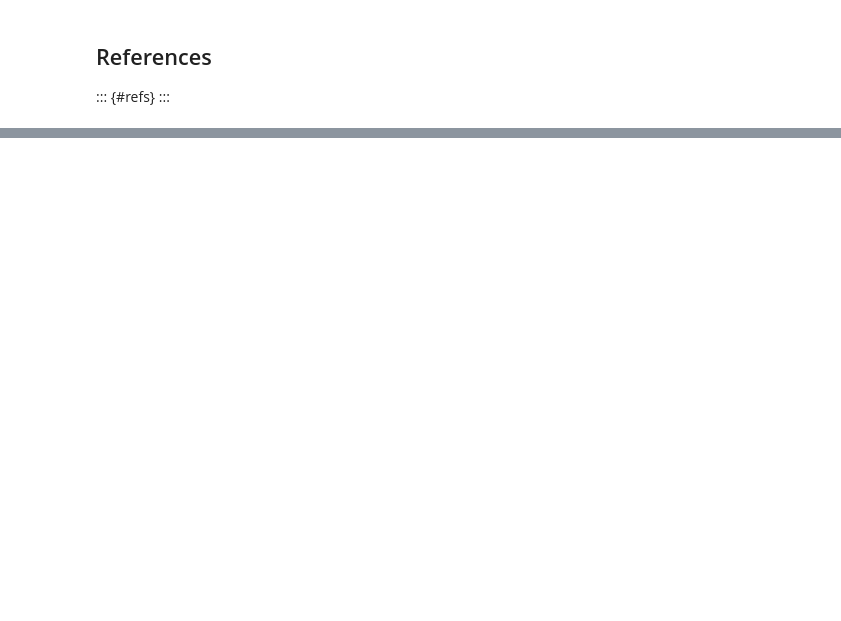
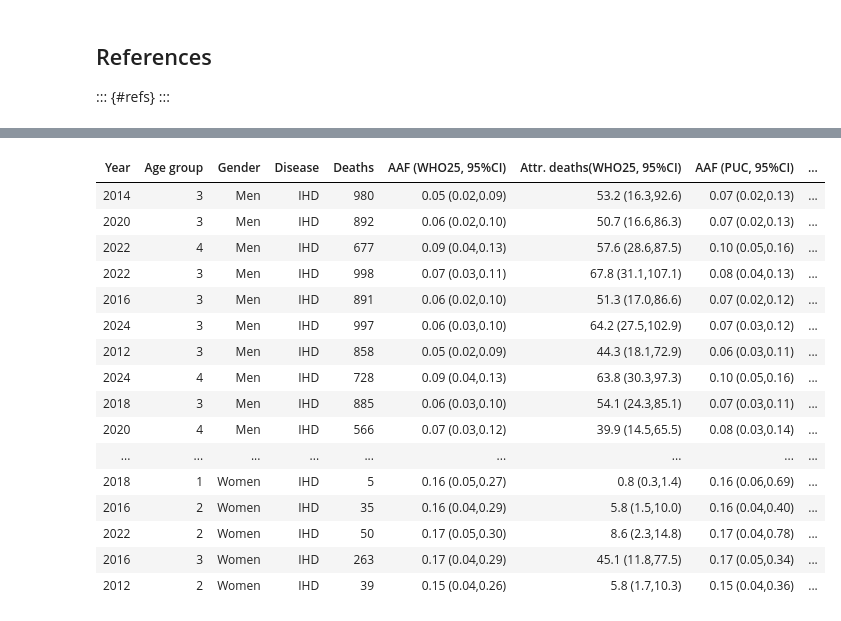
Before and after one commit to ACC1240138/expandPIF, a Jupyter notebook: __andres_control/expand_pif.ipynb, the cells around one changed output, grey strips where cells are left out. Drawn from its saved outputs; the diff is of its cells as text; code cells hidden in the pictures; blank space fills up the shorter version.

Commit message:
Updated expand PIF with a test of IHD and IS estimated AAF based on RRs from WHO vs. Table 5 of PUCs study.

```diff
--- a/__andres_control/expand_pif.ipynb
+++ b/__andres_control/expand_pif.ipynb
@@ -5260,0 +5806,75 @@ R packages
+# %%
+# Diagnostic table: compare AAF-scale and death-scale differences
+
+tbl_comp_table5_who25_ihd_is<-
+adam_cv_mort |>
+  dplyr::mutate(aaf = sprintf("%.2f (%.2f,%.2f)", point, lower, upper)) |>
+  dplyr::mutate(mort = n*point) |>
+  dplyr::mutate(attr_d = sprintf("%.1f (%.1f,%.1f)", n*point, n*lower, n*upper)) |>
+  dplyr::select(year, age_group, gender, disease, n, point, aaf, mort, attr_d) |>
+  dplyr::left_join(
+    table5_cv_mort |>
+      dplyr::mutate(aaf = sprintf("%.2f (%.2f,%.2f)", point, lower, upper)) |>
+      dplyr::mutate(mort = n*point) |>
+      dplyr::mutate(attr_d = sprintf("%.1f (%.1f,%.1f)", n*point, n*lower, n*upper)) |>
+      dplyr::select(year, age_group, gender, disease, point, aaf, mort, attr_d),
+    by = c("year", "age_group", "gender", "disease"),
+    suffix = c(".WHO2025", ".Table5PUC")
+  ) |>
+  dplyr::mutate(
+    delta_aaf = point.Table5PUC - point.WHO2025,
+    delta_deaths = mort.Table5PUC - mort.WHO2025,
+    pct_delta_deaths = dplyr::if_else(
+      abs(mort.WHO2025) > 0,
+      100 * delta_deaths / abs(mort.WHO2025),
+      NA_real_
+    )
+  ) |>
+  dplyr::mutate(disease= ifelse(grepl("Stroke",disease),"IS","IHD")) |>
+  dplyr::mutate(gender= ifelse(grepl("Hombre",gender),"Men","Women")) |>
+  dplyr::mutate(point.WHO2025 = sprintf("%.3f", point.WHO2025)) |>
+  dplyr::mutate(point.Table5PUC = sprintf("%.3f", point.Table5PUC)) |>
+  dplyr::mutate(mort.WHO2025 = sprintf("%.1f", mort.WHO2025)) |>
+  dplyr::mutate(point.Table5PUC = sprintf("%.3f",  readr::parse_number(point.Table5PUC))) |>
+  dplyr::mutate(mort.Table5PUC = sprintf("%.1f",  mort.Table5PUC)) |>
+  dplyr::mutate(delta_aaf = sprintf("%.3f",  delta_aaf)) |>
+  dplyr::mutate(pct_delta_deaths = sprintf("%.1f",  pct_delta_deaths)) |>
+  dplyr::arrange(dplyr::desc(abs(delta_deaths))) |>
+  dplyr::mutate(delta_deaths = sprintf("%.1f",  delta_deaths)) |>
+  dplyr::select(-any_of(c("point.WHO2025","mort.WHO2025","point.Table5PUC", "mort.Table5PUC"))) |>
+  knitr::kable(
+    format = "html",
+    col.names = c("Year",
+                "Age group",
+                "Gender",
+                "Disease",
+                "Deaths",
+                #"AAF (WHO25)", #point.WHO2025
+                "AAF (WHO25, 95%CI)", # aaf.WHO2025
+                #"Attr. deaths(WHO25)", # mort.WHO2025
+                "Attr. deaths(WHO25, 95%CI)", # attr_d.WHO2025
+                #"AAF (PUC)",  # point.Table5PUC
+                "AAF (PUC, 95%CI)", # aaf.Table5PUC
+                #"Attr. deaths (PUC)", # mort.Table5PUC
+                "Attr. deaths (PUC, 95%CI)", # attr_d.Table5PUC
+                "delta AAFs", # delta_aaf
+                "delta deaths", # delta_deaths
+                "% delta deaths" # pct_delta_deaths
+              )
+            )
+caption_tbl5_who25_ihd_is_html <- htmltools::tags$p(
+  style = "font-family: Arial, sans-serif; font-size: 0.95em; font-weight: bold; margin-bottom: 0.3em;",
+  "Attributed deaths using the WHO age-sex RRs vs. Table 5 fom PUC's study",
+  htmltools::tags$br(),
+  htmltools::tags$span(
+    style = "font-weight: normal; font-size: 0.9em;",
+    ""
+  )
+)
+htmltools::browsable(
+  htmltools::tags$div(
+    caption_tbl5_who25_ihd_is_html,
+    htmltools::HTML(tbl_comp_table5_who25_ihd_is)
+  )
+)
+# %% [output]
@@ -5260,0 +5882,17 @@ R packages
+| Year | Age group | Gender | Disease | Deaths | AAF (WHO25, 95%CI) | Attr. deaths(WHO25, 95%CI) | AAF (PUC, 95%CI) | ... |
+| 2014 | 3 | Men | IHD | 980 | 0.05 (0.02,0.09) | 53.2 (16.3,92.6) | 0.07 (0.02,0.13) | ... |
+| 2020 | 3 | Men | IHD | 892 | 0.06 (0.02,0.10) | 50.7 (16.6,86.3) | 0.07 (0.02,0.13) | ... |
+| 2022 | 4 | Men | IHD | 677 | 0.09 (0.04,0.13) | 57.6 (28.6,87.5) | 0.10 (0.05,0.16) | ... |
+| 2022 | 3 | Men | IHD | 998 | 0.07 (0.03,0.11) | 67.8 (31.1,107.1) | 0.08 (0.04,0.13) | ... |
+| 2016 | 3 | Men | IHD | 891 | 0.06 (0.02,0.10) | 51.3 (17.0,86.6) | 0.07 (0.02,0.12) | ... |
+| 2024 | 3 | Men | IHD | 997 | 0.06 (0.03,0.10) | 64.2 (27.5,102.9) | 0.07 (0.03,0.12) | ... |
+| 2012 | 3 | Men | IHD | 858 | 0.05 (0.02,0.09) | 44.3 (18.1,72.9) | 0.06 (0.03,0.11) | ... |
+| 2024 | 4 | Men | IHD | 728 | 0.09 (0.04,0.13) | 63.8 (30.3,97.3) | 0.10 (0.05,0.16) | ... |
+| 2018 | 3 | Men | IHD | 885 | 0.06 (0.03,0.10) | 54.1 (24.3,85.1) | 0.07 (0.03,0.11) | ... |
+| 2020 | 4 | Men | IHD | 566 | 0.07 (0.03,0.12) | 39.9 (14.5,65.5) | 0.08 (0.03,0.14) | ... |
+| ... | ... | ... | ... | ... | ... | ... | ... | ... |
+| 2018 | 1 | Women | IHD | 5 | 0.16 (0.05,0.27) | 0.8 (0.3,1.4) | 0.16 (0.06,0.69) | ... |
+| 2016 | 2 | Women | IHD | 35 | 0.16 (0.04,0.29) | 5.8 (1.5,10.0) | 0.16 (0.04,0.40) | ... |
+| 2022 | 2 | Women | IHD | 50 | 0.17 (0.05,0.30) | 8.6 (2.3,14.8) | 0.17 (0.04,0.78) | ... |
+| 2016 | 3 | Women | IHD | 263 | 0.17 (0.04,0.29) | 45.1 (11.8,77.5) | 0.17 (0.05,0.34) | ... |
+| 2012 | 2 | Women | IHD | 39 | 0.15 (0.04,0.26) | 5.8 (1.7,10.3) | 0.15 (0.04,0.36) | ... |
```
Also changed, not shown: parts of 32 cells of this notebook, 4 other files.
